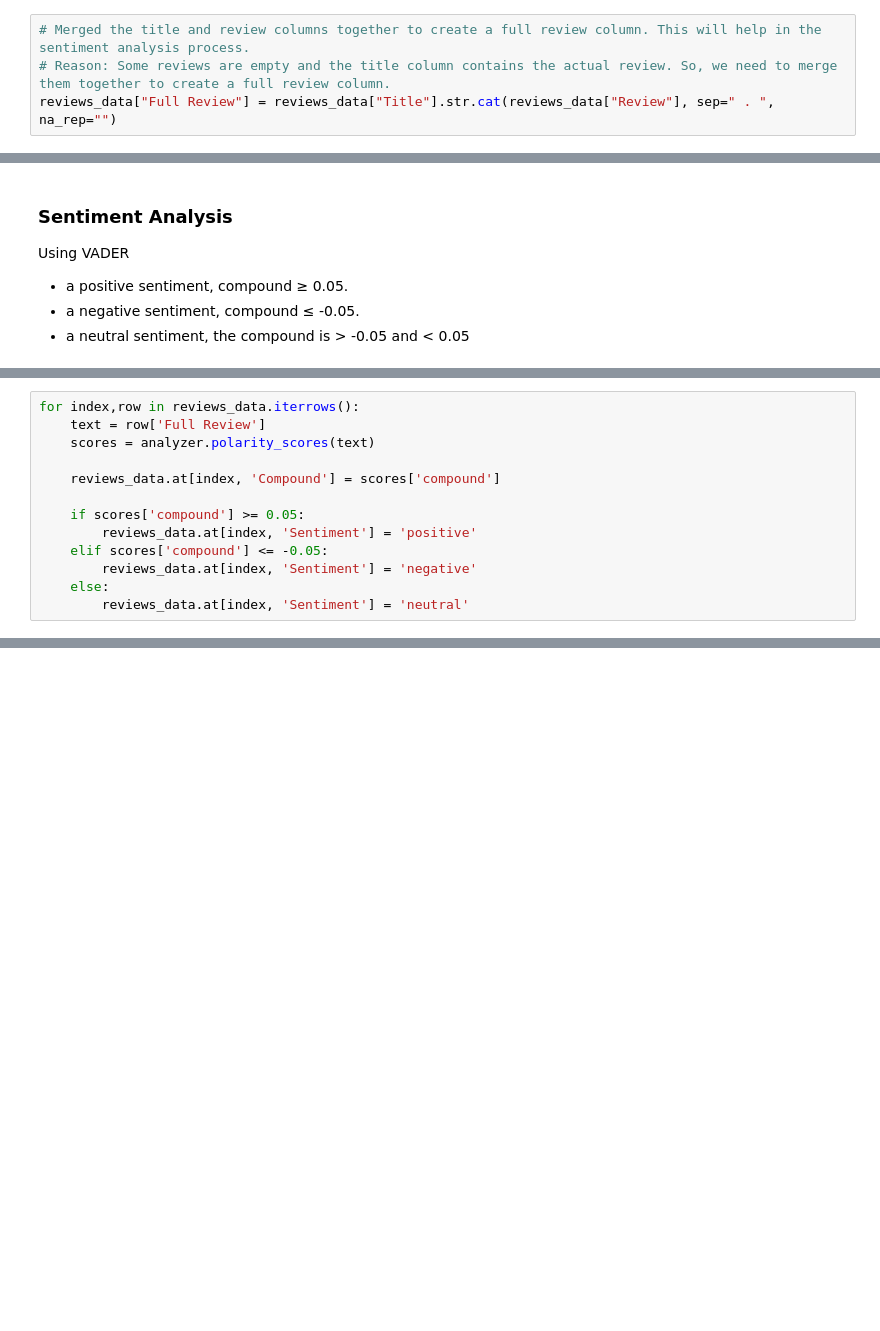
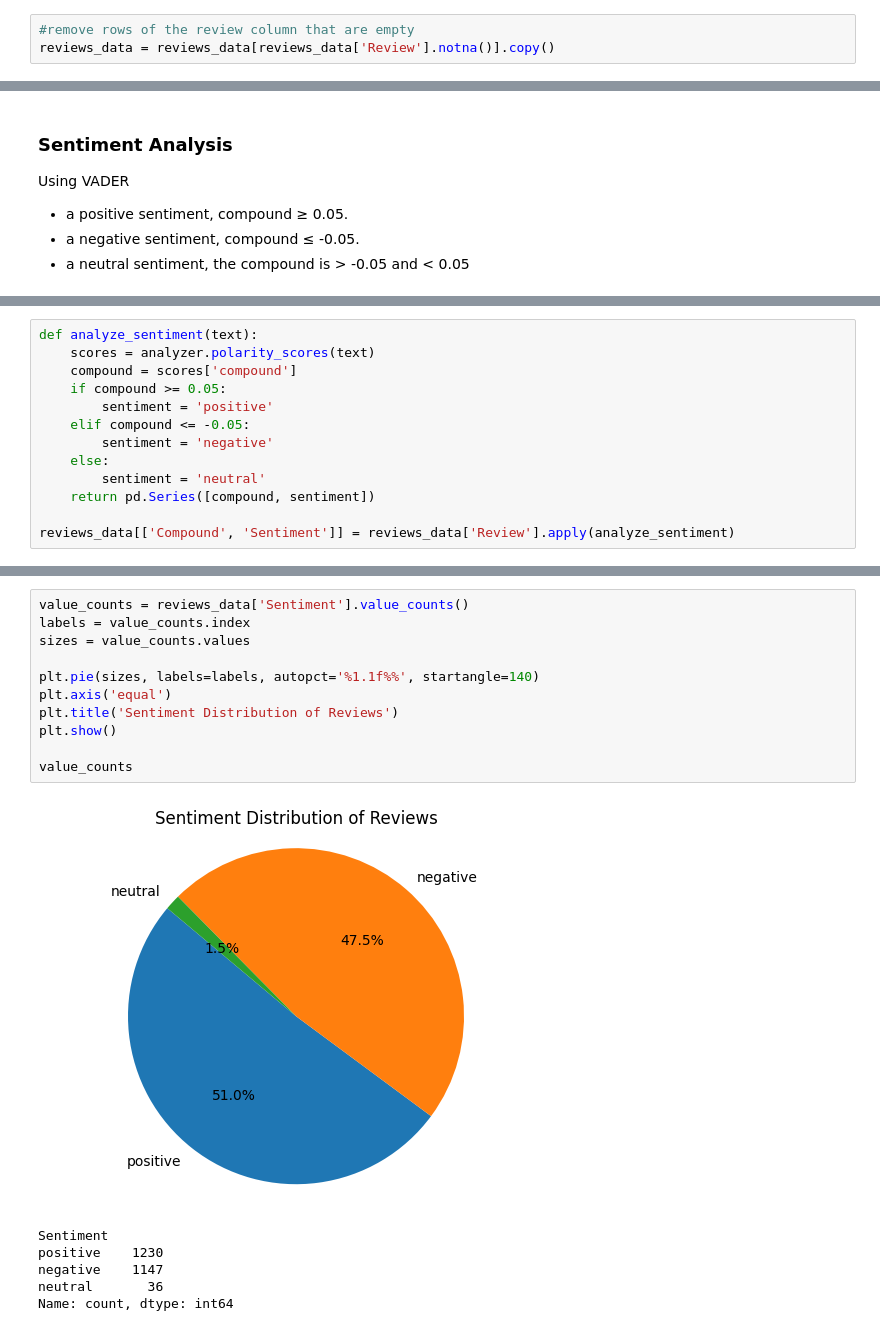
Before and after one commit to 0xzim/airline_reviews_sentiment_analysis, a Jupyter notebook: british_airways.ipynb, the cells around one changed output, grey strips where cells are left out. Saved outputs shown, nothing was run; the diff lists cells and outputs as text; blank space fills up the shorter version.

Commit message:
pie chart

```diff
--- a/british_airways.ipynb
+++ b/british_airways.ipynb
@@ -187,7 +198,6 @@ reviews_data.head(1)
 # %% [output]
 |  | Title | Author | Location | Date Posted | Trip Verified | Review | Seat Type | Aircraft | ... |
 | 0 | Horrendous Service | R Heale | South Africa | 2025-04-29 | Trip Verified | I had an appalling experience wit... | Economy Class | A380 | ... |
-# %%
-# Merged the title and review columns together to create a full review column. This will help in the sentiment analysis process.
-# Reason: Some reviews are empty and the title column contains the actual review. So, we need to merge them together to create a full review column.
-reviews_data["Full Review"] = reviews_data["Title"].str.cat(reviews_data["Review"], sep=" . ", na_rep="")
+# %%
+#remove rows of the review column that are empty
+reviews_data = reviews_data[reviews_data['Review'].notna()].copy()
@@ -212,14 +216,14 @@ from nltk.sentiment.vader import SentimentIntensityAnalyzer
 analyzer = SentimentIntensityAnalyzer()
 # %%
-for index,row in reviews_data.iterrows():
-    text = row['Full Review']
+def analyze_sentiment(text):
     scores = analyzer.polarity_scores(text)
+    compound = scores['compound']
+    if compound >= 0.05:
+        sentiment = 'positive'
+    elif compound <= -0.05:
+        sentiment = 'negative'
+    else:
+        sentiment = 'neutral'
+    return pd.Series([compound, sentiment])
 
-    reviews_data.at[index, 'Compound'] = scores['compound']
-
-    if scores['compound'] >= 0.05:
-        reviews_data.at[index, 'Sentiment'] = 'positive'
-    elif scores['compound'] <= -0.05:
-        reviews_data.at[index, 'Sentiment'] = 'negative'
-    else:
-        reviews_data.at[index, 'Sentiment'] = 'neutral'
+reviews_data[['Compound', 'Sentiment']] = reviews_data['Review'].apply(analyze_sentiment)
@@ -225,0 +238,18 @@ for index,row in reviews_data.iterrows():
+# %%
+value_counts = reviews_data['Sentiment'].value_counts()
+labels = value_counts.index
+sizes = value_counts.values
+
+plt.pie(sizes, labels=labels, autopct='%1.1f%%', startangle=140)
+plt.axis('equal')
+plt.title('Sentiment Distribution of Reviews')
+plt.show()
+
+value_counts
+# %% [output]
+[figure, added]
+Sentiment
+positive    1230
+negative    1147
+neutral       36
+Name: count, dtype: int64
```
Also changed, not shown: parts of 5 cells of this notebook.
